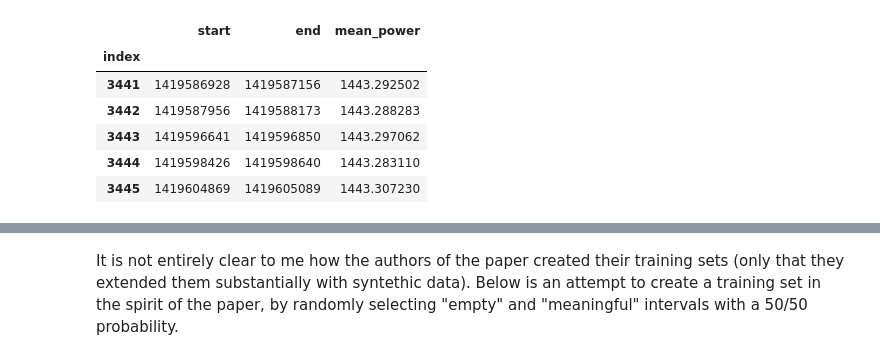
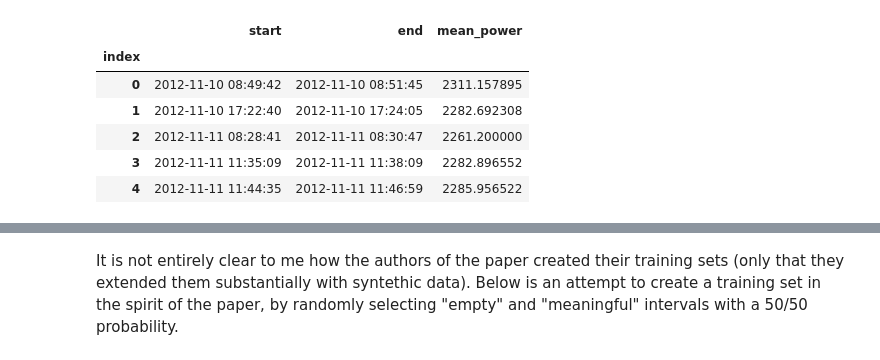
Before and after one commit to Fesche/NILM, a Jupyter notebook: model_1.ipynb, the cells around one changed output, grey strips where cells are left out. Saved outputs shown, nothing was run; the diff lists cells and outputs as text; code cells hidden in the pictures.

```diff
--- a/model_1.ipynb
+++ b/model_1.ipynb
@@ -8,28 +9,30 @@ from matplotlib import pyplot as plt
 # %%
 sample_length = 128
 # %%
-aggregate_power = pd.read_csv('house_1/channel_1.dat', header = None,
+aggregate_power = pd.read_csv('../master_data/house_1/channel_1.dat', header = None,
                                 names = ["Time","Power"], delim_whitespace = True,
                                 index_col = 0)
-mw_activations = pd.read_csv('mw_activations.dat', #header = None,
+aggregate_power.index = pd.to_datetime(aggregate_power.index,unit='s')
+#mw_activations = pd.read_csv('../master_data/nilm/mw_activations.dat', #header = None,
+#                                delim_whitespace = True,
+#                                names = ['index', 'start','end','mean_power'],
+#                                index_col = 0)
+kettle_activations = pd.read_csv('../master_data/nilm/kettle_activations.dat', header = 0,
                                 delim_whitespace = True,
                                 names = ['index', 'start','end','mean_power'],
-                                index_col = 0)
-kettle_activations = pd.read_csv('kettle_activations.dat', #header = None,
-                                delim_whitespace = True,
-                                names = ['index', 'start','end','mean_power'],
-                                index_col = 0)
-dw_activations = pd.read_csv('dw_activations.dat', #header = None,
-                                delim_whitespace = True,
-                                names = ['index', 'start','end','mean_power'],
-                                index_col = 0)
-mw_activations.tail()
+                                index_col = 0, parse_dates = ['start','end'],
+                                date_parser = pd.core.tools.datetimes.to_datetime)
+#dw_activations = pd.read_csv('../master_data/nilm/dw_activations.dat', #header = None,
+#                                delim_whitespace = True,
+#                                names = ['index', 'start','end','mean_power'],
+#                                index_col = 0)
+kettle_activations.head()
 # %% [output]
 |  | start | end | mean_power |
 | index |  |  |  |
-| 3441 | 1419586928 | 1419587156 | 1443.292502 |
-| 3442 | 1419587956 | 1419588173 | 1443.288283 |
-| 3443 | 1419596641 | 1419596850 | 1443.297062 |
-| 3444 | 1419598426 | 1419598640 | 1443.283110 |
-| 3445 | 1419604869 | 1419605089 | 1443.307230 |
+| 0 | 2012-11-10 08:49:42 | 2012-11-10 08:51:45 | 2311.157895 |
+| 1 | 2012-11-10 17:22:40 | 2012-11-10 17:24:05 | 2282.692308 |
+| 2 | 2012-11-11 08:28:41 | 2012-11-11 08:30:47 | 2261.200000 |
+| 3 | 2012-11-11 11:35:09 | 2012-11-11 11:38:09 | 2282.896552 |
+| 4 | 2012-11-11 11:44:35 | 2012-11-11 11:46:59 | 2285.956522 |
 # %%
```
Also changed, not shown: parts of 10 cells of this notebook, 4 other files.
